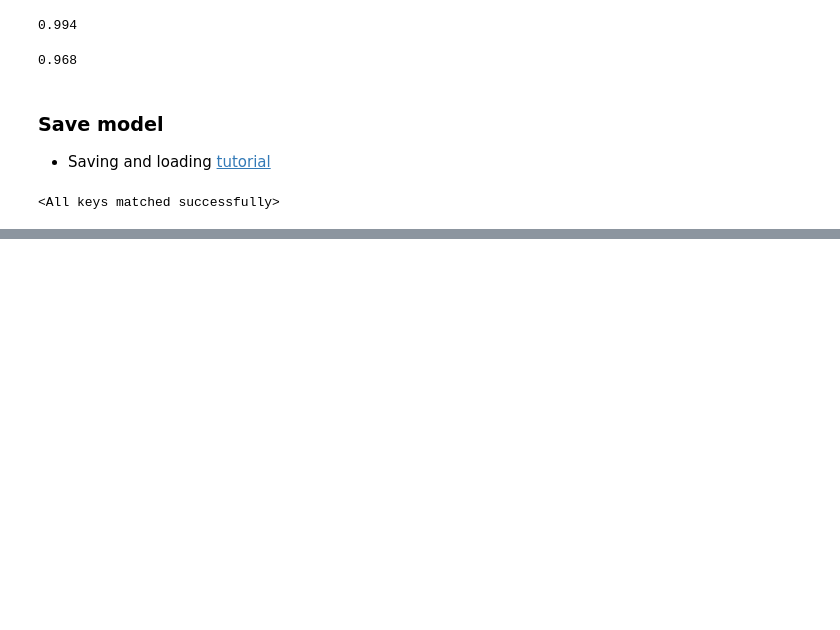
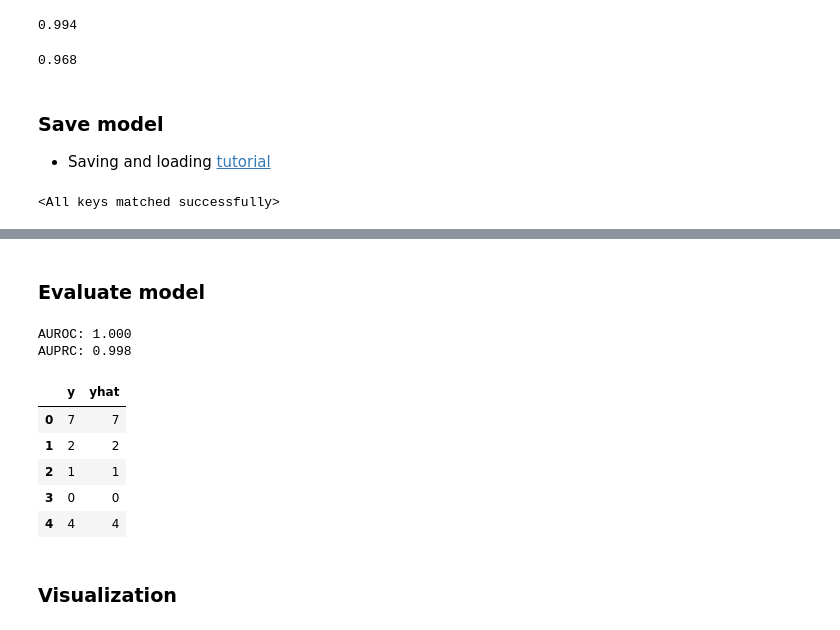
Before and after one commit to zrmacc/PyTorch, a Jupyter notebook: Notebooks/mnist_example.ipynb, the cells around one changed output, grey strips where cells are left out. Cells and saved outputs as stored; diff of their text form; code cells hidden in the pictures; blank space fills up the shorter version.

```diff
--- a/Notebooks/mnist_example.ipynb
+++ b/Notebooks/mnist_example.ipynb
@@ -231,0 +262,26 @@ new_model.load_state_dict(torch.load(fout))
+# %%
+def fit_model(
+    loader,
+    lr: float=0.001,
+    epochs: int=5,
+):
+
+  model = ConvModel()
+  loss_fn = torch.nn.CrossEntropyLoss()
+  optimizer = torch.optim.Adam(model.parameters(), lr=lr)
+
+  for epoch in range(epochs):
+      for batch_idx, (images, labels) in enumerate(loader):
+
+          # Forward pass.
+          logits = model(images)
+          loss = loss_fn(logits, labels)
+
+          # Updated weights.
+          optimizer.zero_grad()
+          loss.backward()
+          optimizer.step()
+
+      print(f"Epoch [{epoch + 1}/{epochs}], Loss: {loss.item():.4f}")
+
+  return model
@@ -231,0 +301,2 @@ new_model.load_state_dict(torch.load(fout))
+# %% [markdown]
+### Evaluate model
@@ -231,0 +358,17 @@ new_model.load_state_dict(torch.load(fout))
+# %%
+eval_dict = eval_model(model, test_loader)
+# %% [output]
+AUROC: 1.000
+AUPRC: 0.998
+# %%
+lab_df = eval_dict["labs"]
+lab_df.head()
+# %% [output]
+|  | y | yhat |
+| 0 | 7 | 7 |
+| 1 | 2 | 2 |
+| 2 | 1 | 1 |
+| 3 | 0 | 0 |
+| 4 | 4 | 4 |
+# %% [markdown]
+### Visualization
```
Also changed, not shown: parts of 14 cells of this notebook.
